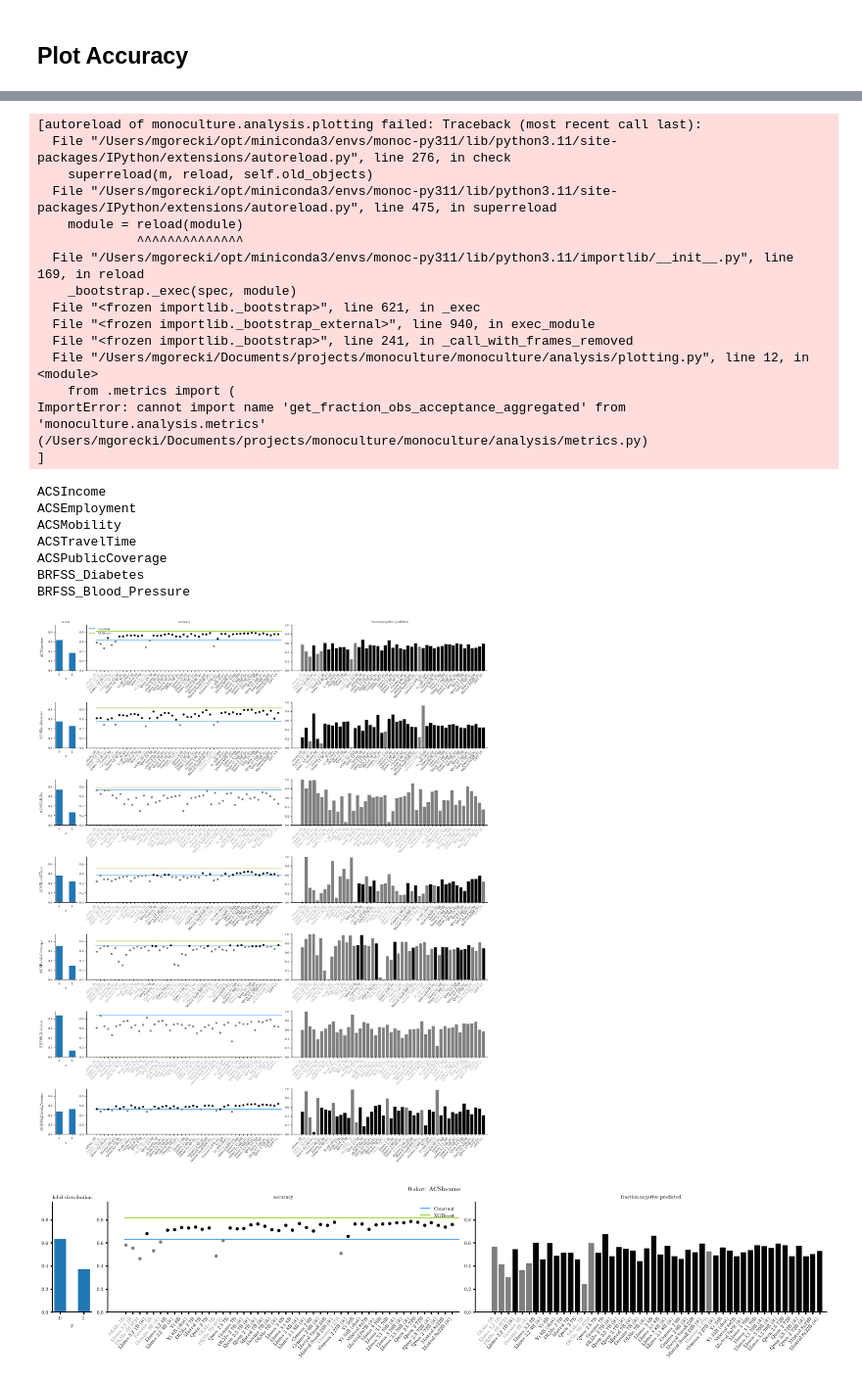
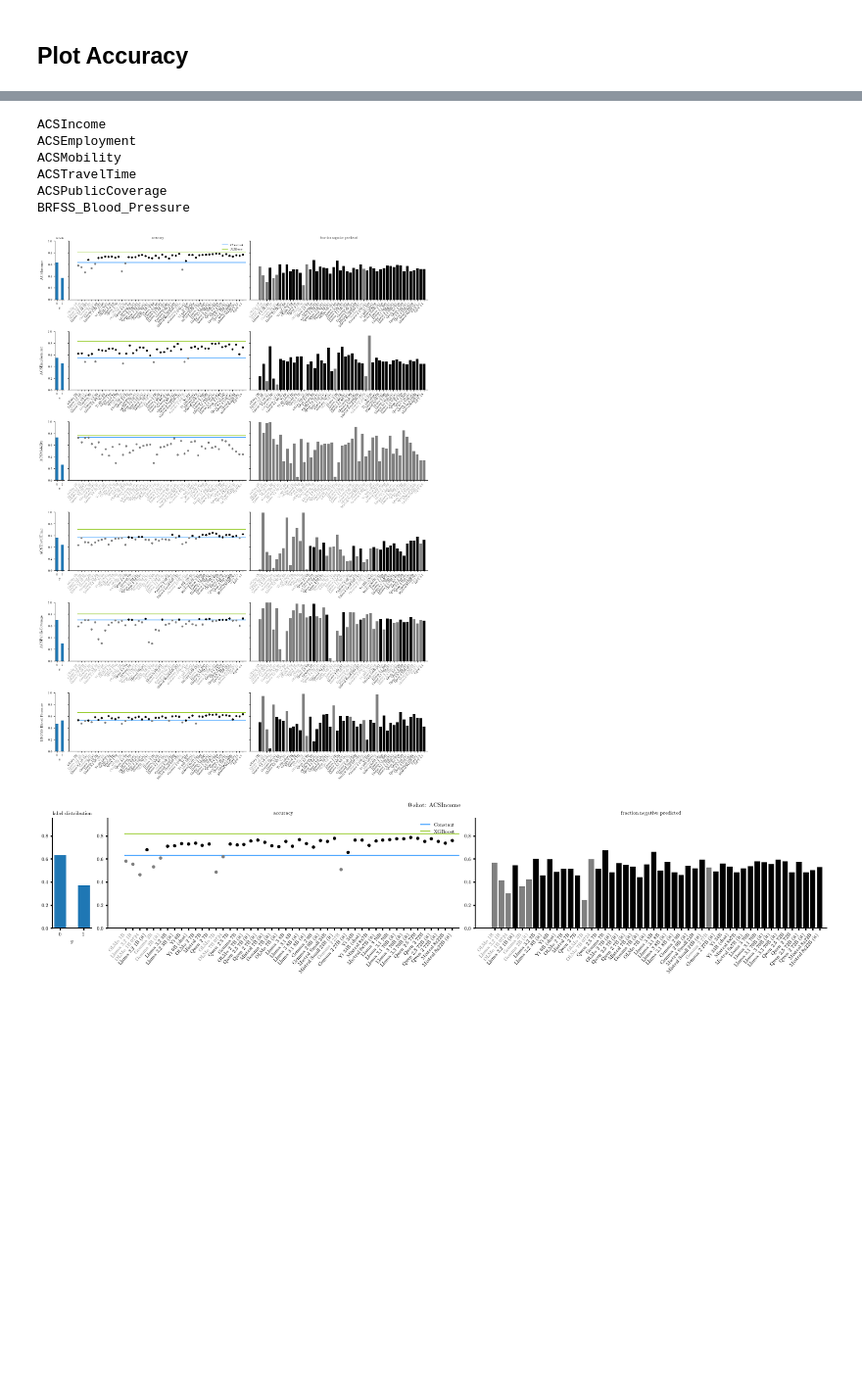
Before and after one commit to milagorecki/monoculture-multiplicity-paper, a Jupyter notebook: notebooks/experiments/same-prompt/general-performance.ipynb, the cells around one changed output, grey strips where cells are left out. Shown at 98% size. Drawn from its saved outputs; the diff is of its cells as text; code cells hidden in the pictures; blank space fills up the shorter version.

```diff
--- a/notebooks/experiments/same-prompt/general-performance.ipynb
+++ b/notebooks/experiments/same-prompt/general-performance.ipynb
@@ -52,7 +52,7 @@ FIGURES_PAPER_DIR = RESULTS_ROOT_DIR / "figures/paper/same-prompt/"
 # %% [output]
 tasks ('ACSIncome', 'ACSEmployment', 'ACSMobility', 'ACSTravelTime', 'ACSPublicCoverage', 'BRFSS_Diabetes', 'BRFSS_Blood_Pressure')
 # %%
-data_all = None
+# data_all = None
 # %% [markdown]
 ## Load Task Data
 # %%
@@ -178,11 +175,7 @@ See the caveats in the documentation: https://pandas.pydata.org/pandas-docs/stab
 # %% [markdown]
 ## Load Baselines
 # %%
-baseline_scores, baseline_evals = load_baselines(baselines=baselines, tasks=TASKS)
-
-logging.warning("Manually changed values.")
-baseline_evals["BRFSS_Diabetes"]["XGBoost"] = {"accuracy": 0.0}
-baseline_evals["BRFSS_Blood_Pressure"]["XGBoost"] = {"accuracy": 0.0}
+baseline_scores, baseline_evals = load_baselines(baselines=BASELINES, tasks=TASKS)
 
 baseline_predictions = {
     task: baseline_scores[task].map(lambda x: int(x >= 0.5)) for task in TASKS
@@ -225,0 +208,5 @@ Skipping XGBoost
+# %%
+for task in TASKS:
+    print(task)
+    for baseline in BASELINES:
+        print(f"\t{baseline}: {baseline_evals[task][baseline]['accuracy']:.4f}")
@@ -323,8 +320,8 @@ len(LLM_MODELS)
 # %%
 # one big plot
-tasks_to_plot = TASKS
+tasks_to_plot = [task for task in TASKS if task != 'BRFSS_Diabetes']
 
-default_width = 3* plt.rcParams['figure.figsize'][0]
+default_width = 2.6* plt.rcParams['figure.figsize'][0]
 custom_height = 20 #plt.rcParams['figure.figsize'][1]
 
 fig, axs = plt.subplots(
@@ -332,7 +329,8 @@ fig, axs = plt.subplots(
     3,
     figsize=(default_width, custom_height),
     constrained_layout=True,
-    gridspec_kw={"width_ratios": [1, 9, 9]},
+    gridspec_kw={"width_ratios": [0.5, 9.5, 9.5]},
+    sharey='row'
 )
 axs[0, 0].set_title("labels")
 axs[0, 1].set_title("accuracy")
@@ -367,56 +365,40 @@ for i, task in enumerate(tasks_to_plot):
         ylims=(0, 0.95),
         hline_xmin=-0.2,
         hline_xmax=predictions_all[task].shape[1] + 0.1,
     )
 
     # fraction of negative predicted samples
     axs[i, 2] = plot_neg_predicted(
         axs[i, 2],
         task=task,
         evals=evals_per_task,
         models_above_baseline=models_better_const,
     )
 
     axs[0, 1].legend()
 
 file_name = "".join(
     [
         f"performance-{num_shots}-shot",
         "_tresh_fitted" if threshold_fitted == 1 else "",
         "_better_const" if restrict_to_better_const else "",
         "_pos_instances" if restrict_to_positive_label else "",
         "_neg_instances" if restrict_to_negative_label else "",
     ]
 )
 
 for ending in [".png", ".pdf"]:
     plt.savefig(FIGURES_ROOT_DIR / (file_name + ending))
     plt.savefig(FIGURES_PAPER_DIR / (file_name + ending))
 plt.show()
 # %% [output]
-[autoreload of monoculture.analysis.plotting failed: Traceback (most recent call last):
-  File "/Users/mgorecki/opt/miniconda3/envs/monoc-py311/lib/python3.11/site-packages/IPython/extensions/autoreload.py", line 276, in check
-    superreload(m, reload, self.old_objects)
-  File "/Users/mgorecki/opt/miniconda3/envs/monoc-py311/lib/python3.11/site-packages/IPython/extensions/autoreload.py", line 475, in superreload
-    module = reload(module)
-             ^^^^^^^^^^^^^^
-  File "/Users/mgorecki/opt/miniconda3/envs/monoc-py311/lib/python3.11/importlib/__init__.py", line 169, in reload
-    _bootstrap._exec(spec, module)
-  File "<frozen importlib._bootstrap>", line 621, in _exec
-  File "<frozen importlib._bootstrap_external>", line 940, in exec_module
-  File "<frozen importlib._bootstrap>", line 241, in _call_with_frames_removed
-  File "/Users/mgorecki/Documents/projects/monoculture/monoculture/analysis/plotting.py", line 12, in <module>
-    from .metrics import (
-ImportError: cannot import name 'get_fraction_obs_acceptance_aggregated' from 'monoculture.analysis.metrics' (/Users/mgorecki/Documents/projects/monoculture/monoculture/analysis/metrics.py)
-]
+ACSIncome
+ACSEmployment
+ACSMobility
+ACSTravelTime
+ACSPublicCoverage
+BRFSS_Blood_Pressure
-ACSIncome
-ACSEmployment
-ACSMobility
-ACSTravelTime
-ACSPublicCoverage
-BRFSS_Diabetes
-BRFSS_Blood_Pressure
-[figure, old version]
+[figure, new version]
 # %%
 # one plot per task
 for task in TASKS:  # , 'ACSEmployment', 'BRFSS_Diabetes', 'BRFSS_Blood_Pressure']:
```
Also changed, not shown: parts of 8 cells of this notebook, 6 other files.
